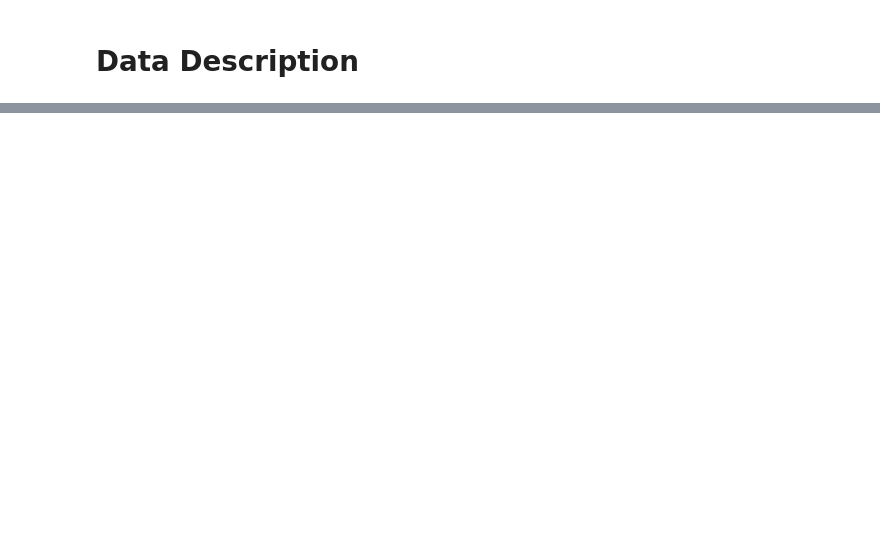
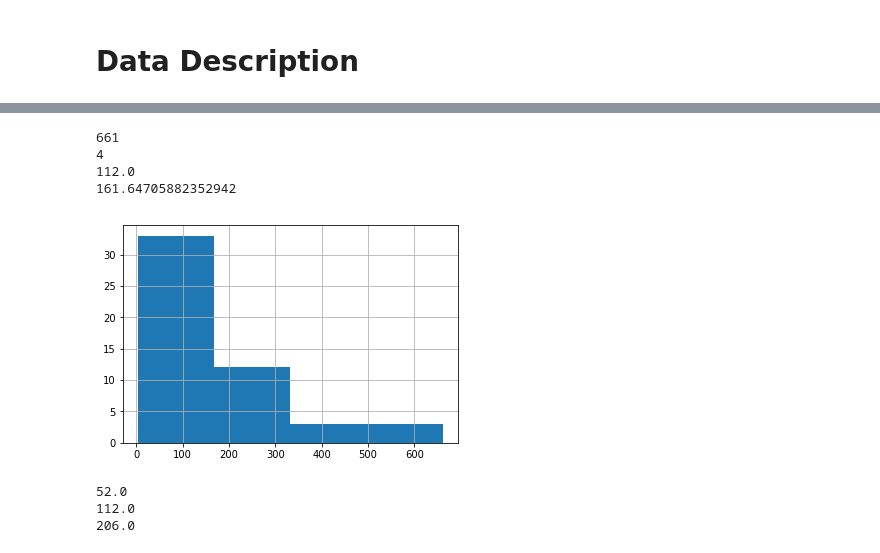
Before and after one commit to riffatahmad/Coursera_Capstone, a Jupyter notebook: CapstoneProjectWeek4.ipynb, the cells around one changed output, grey strips where cells are left out. Drawn from its saved outputs; the diff is of its cells as text; code cells hidden in the pictures; blank space fills up the shorter version.

```diff
--- a/CapstoneProjectWeek4.ipynb
+++ b/CapstoneProjectWeek4.ipynb
@@ -31,0 +255,19 @@ Longitude and Latitude of different neighbourhoods is available  here,  https://
+# %%
+#let's get a list of venues
+
+venue_id_list = nearby_FRest['id'].tolist()
+# %%
+#set up to pull the likes from the API based on venue ID
+
+url_list = []
+like_list = []
+json_list = []
+
+for i in venue_id_list:
+    venue_url = 'https://api.foursquare.com/v2/venues/{}/likes?client_id={}&client_secret={}&v={}'.format(i, CLIENT_ID, CLIENT_SECRET, VERSION)
+    url_list.append(venue_url)
+for link in url_list:
+    result = requests.get(link).json()
+    likes = result['response']['likes']['count']
+    like_list.append(likes)
+print(like_list)
@@ -31,0 +291,5 @@ Longitude and Latitude of different neighbourhoods is available  here,  https://
+# %%
+#let's make a copy of our initial dataframe just in case anything goes wrong
+
+NY_venues = nearby_FRest.copy()
+NY_venues.head()
@@ -31,0 +303,5 @@ Longitude and Latitude of different neighbourhoods is available  here,  https://
+# %%
+# add in the list of likes
+
+NY_venues['total likes'] = like_list
+NY_venues.head()
@@ -31,0 +315,33 @@ Longitude and Latitude of different neighbourhoods is available  here,  https://
+# %%
+#Let's look at our like data to set bins
+
+# now let's bin total likes
+
+print(NY_venues['total likes'].max())
+print(NY_venues['total likes'].min())
+print(NY_venues['total likes'].median())
+print(NY_venues['total likes'].mean())
+# %% [output]
+661
+4
+112.0
+161.64705882352942
+# %%
+# let's visualize our total likes based on a histogram
+
+import matplotlib.pyplot as plt
+%matplotlib inline
+NY_venues['total likes'].hist(bins=4)
+plt.show()
+# %% [output]
+[figure, added]
+# %%
+# what are the bins we want to use?
+
+print(np.percentile(NY_venues['total likes'], 25))
+print(np.percentile(NY_venues['total likes'], 50))
+print(np.percentile(NY_venues['total likes'], 75))
+# %% [output]
+52.0
+112.0
+206.0
```
Also changed, not shown: parts of 53 cells of this notebook.
